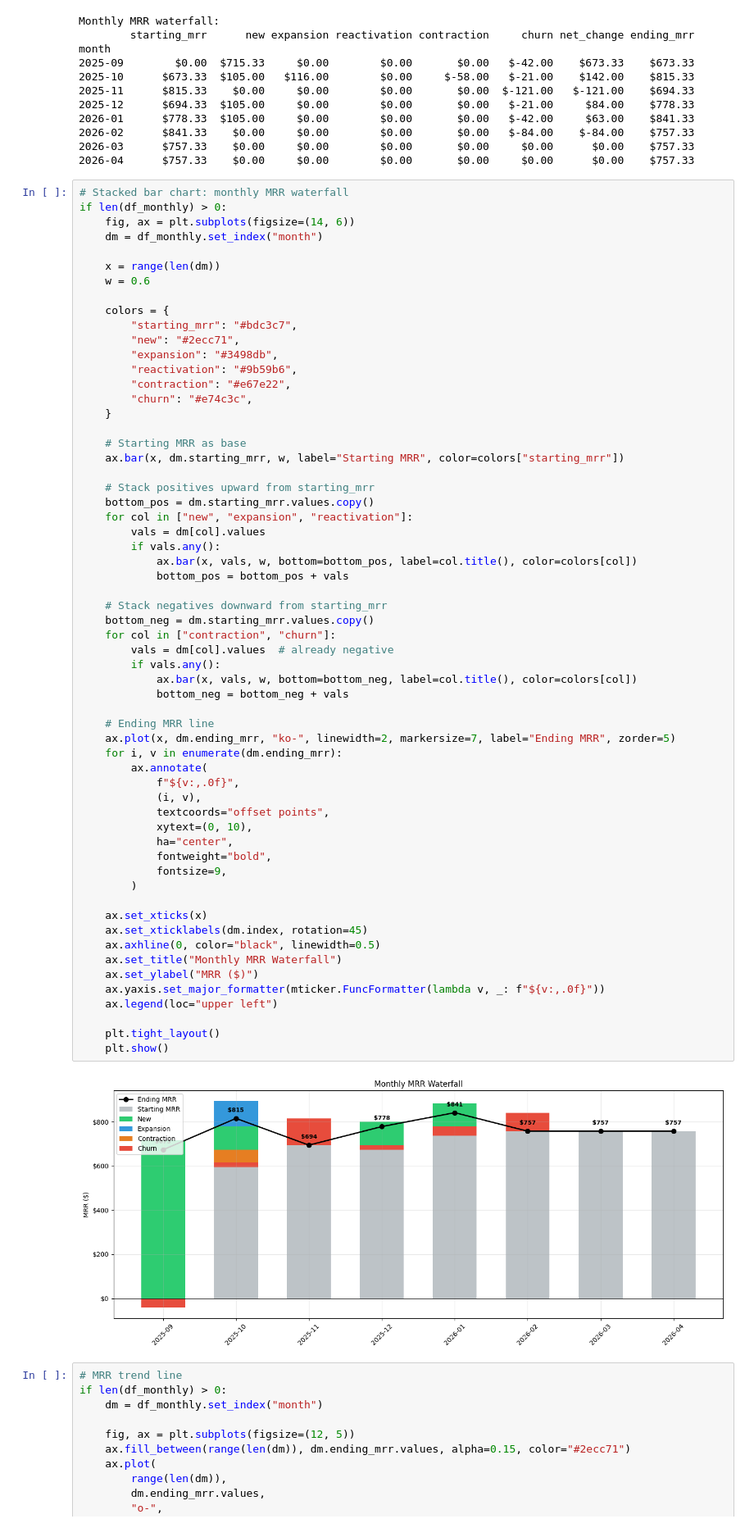
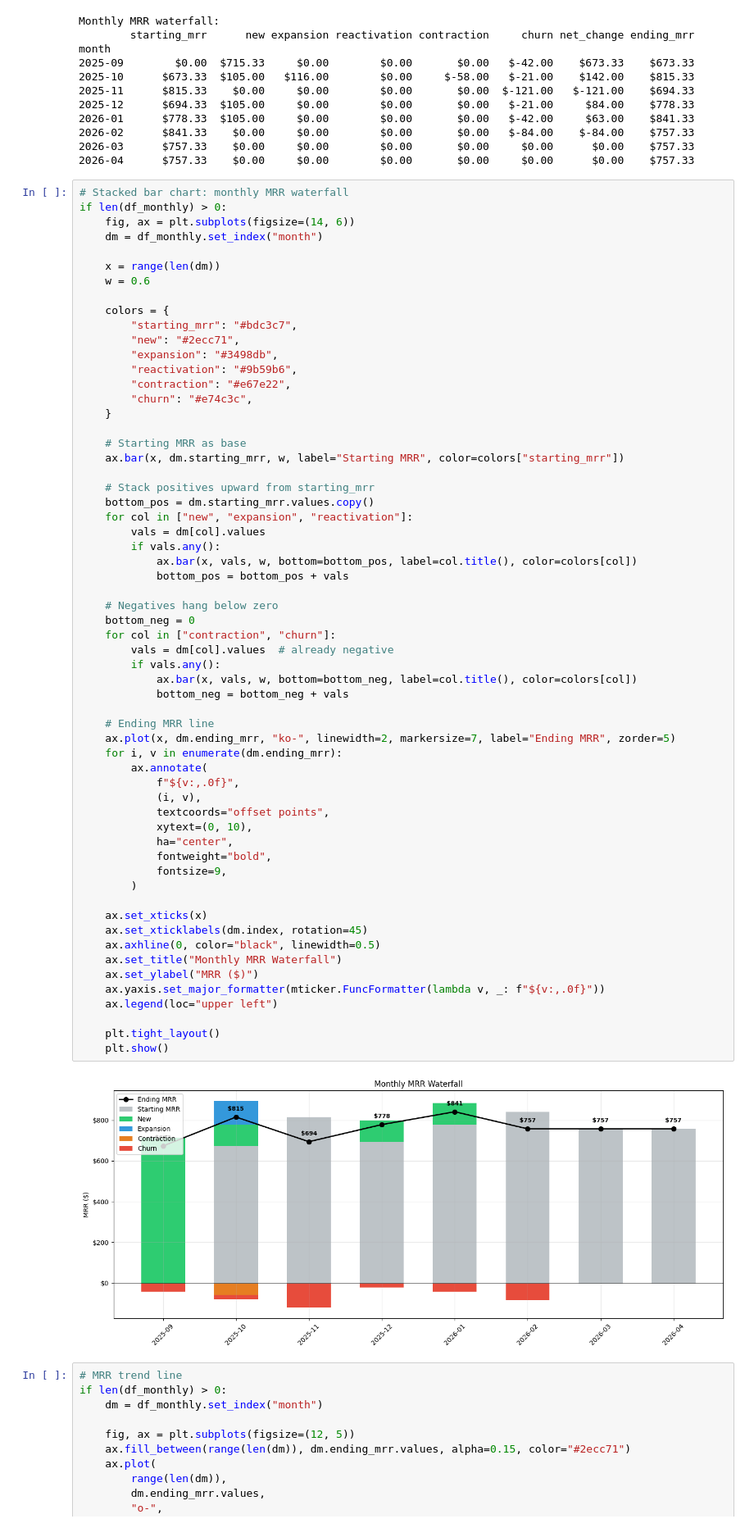
Before and after one commit to ondraz/subscriptions, a Jupyter notebook: docs/notebooks/01_mrr.ipynb, the cells around one changed output. Shown at 82% size. Drawn from its saved outputs; the diff is of its cells as text.

Commit message:
negative mrr below zero

```diff
--- a/docs/notebooks/01_mrr.ipynb
+++ b/docs/notebooks/01_mrr.ipynb
@@ -254,39 +254,39 @@ if len(df_monthly) > 0:
             ax.bar(x, vals, w, bottom=bottom_pos, label=col.title(), color=colors[col])
             bottom_pos = bottom_pos + vals
 
-    # Stack negatives downward from starting_mrr
-    bottom_neg = dm.starting_mrr.values.copy()
+    # Negatives hang below zero
+    bottom_neg = 0
     for col in ["contraction", "churn"]:
         vals = dm[col].values  # already negative
         if vals.any():
             ax.bar(x, vals, w, bottom=bottom_neg, label=col.title(), color=colors[col])
             bottom_neg = bottom_neg + vals
 
     # Ending MRR line
     ax.plot(x, dm.ending_mrr, "ko-", linewidth=2, markersize=7, label="Ending MRR", zorder=5)
     for i, v in enumerate(dm.ending_mrr):
         ax.annotate(
             f"${v:,.0f}",
             (i, v),
             textcoords="offset points",
             xytext=(0, 10),
             ha="center",
             fontweight="bold",
             fontsize=9,
         )
 
     ax.set_xticks(x)
     ax.set_xticklabels(dm.index, rotation=45)
     ax.axhline(0, color="black", linewidth=0.5)
     ax.set_title("Monthly MRR Waterfall")
     ax.set_ylabel("MRR ($)")
     ax.yaxis.set_major_formatter(mticker.FuncFormatter(lambda v, _: f"${v:,.0f}"))
     ax.legend(loc="upper left")
 
     plt.tight_layout()
     plt.show()
 # %% [output]
-[figure, old version]
+[figure, new version]
 # %%
 # MRR trend line
 if len(df_monthly) > 0:
```
